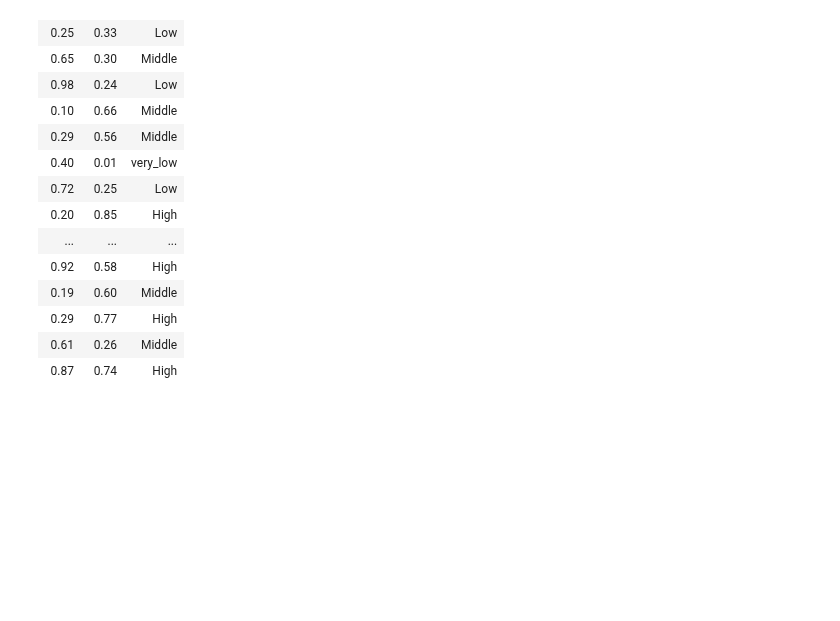
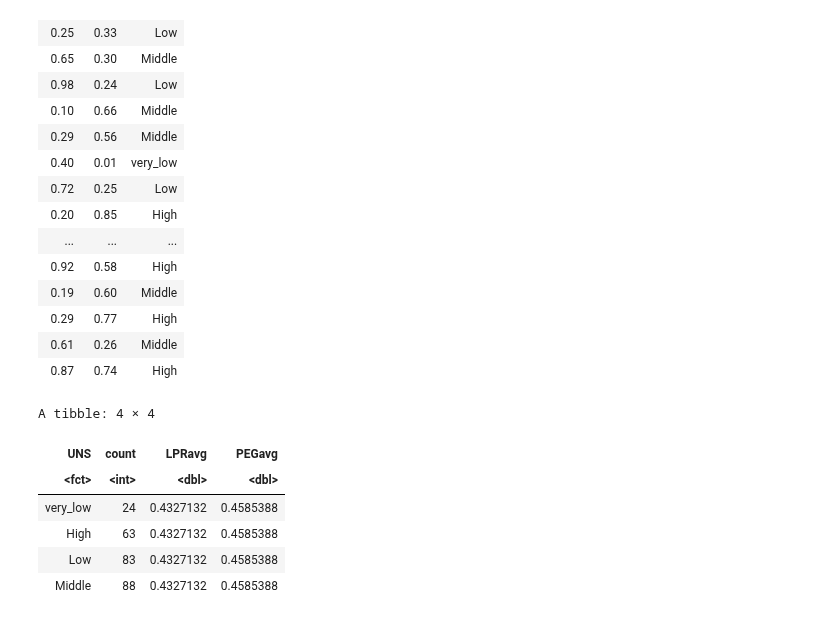
Before and after one commit to pgbenng/DSCI-Group-38-Project, a Jupyter notebook: proposal.ipynb, the cells around one changed output. Cells and saved outputs as stored; diff of their text form; code cells hidden in the pictures; blank space fills up the shorter version.

```diff
--- a/proposal.ipynb
+++ b/proposal.ipynb
@@ -38,3 +44,23 @@ A tibble: 258 × 3
 | 0.29 | 0.77 | High |
 | 0.61 | 0.26 | Middle |
 | 0.87 | 0.74 | High |
+# %%
+num_UNS <- dataset_training%>%
+           group_by(UNS)%>%
+           summarize(count = n())
+
+LPRavg <- dataset_training %>%
+    summarize(LPRavg = mean(LPR))
+
+PEGavg <- dataset_training %>%
+    summarize(PEGavg = mean(PEG))
+
+bind_cols(num_UNS, LPRavg, PEGavg)
+# %% [output]
+A tibble: 4 × 4
+| UNS | count | LPRavg | PEGavg |
+| <fct> | <int> | <dbl> | <dbl> |
+| very_low | 24 | 0.4327132 | 0.4585388 |
+| High | 63 | 0.4327132 | 0.4585388 |
+| Low | 83 | 0.4327132 | 0.4585388 |
+| Middle | 88 | 0.4327132 | 0.4585388 |
```
Also changed, not shown: parts of 8 cells of this notebook.
